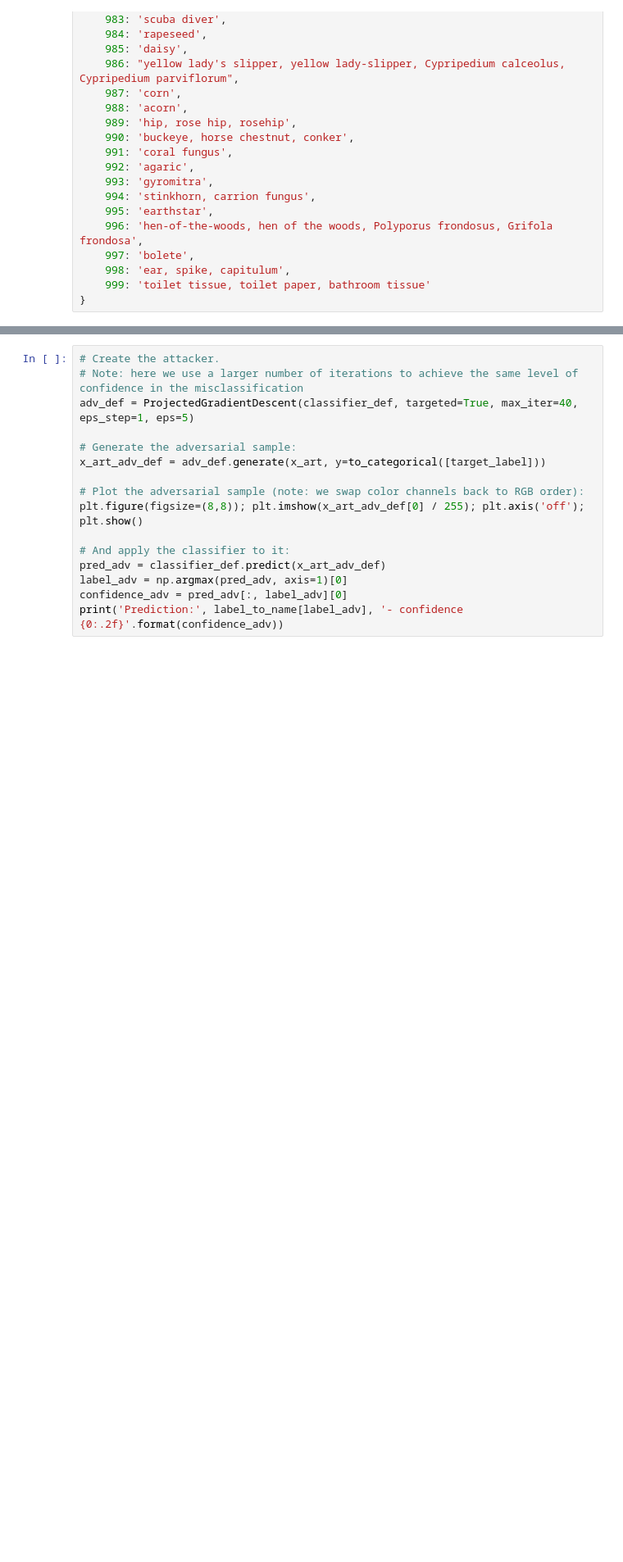
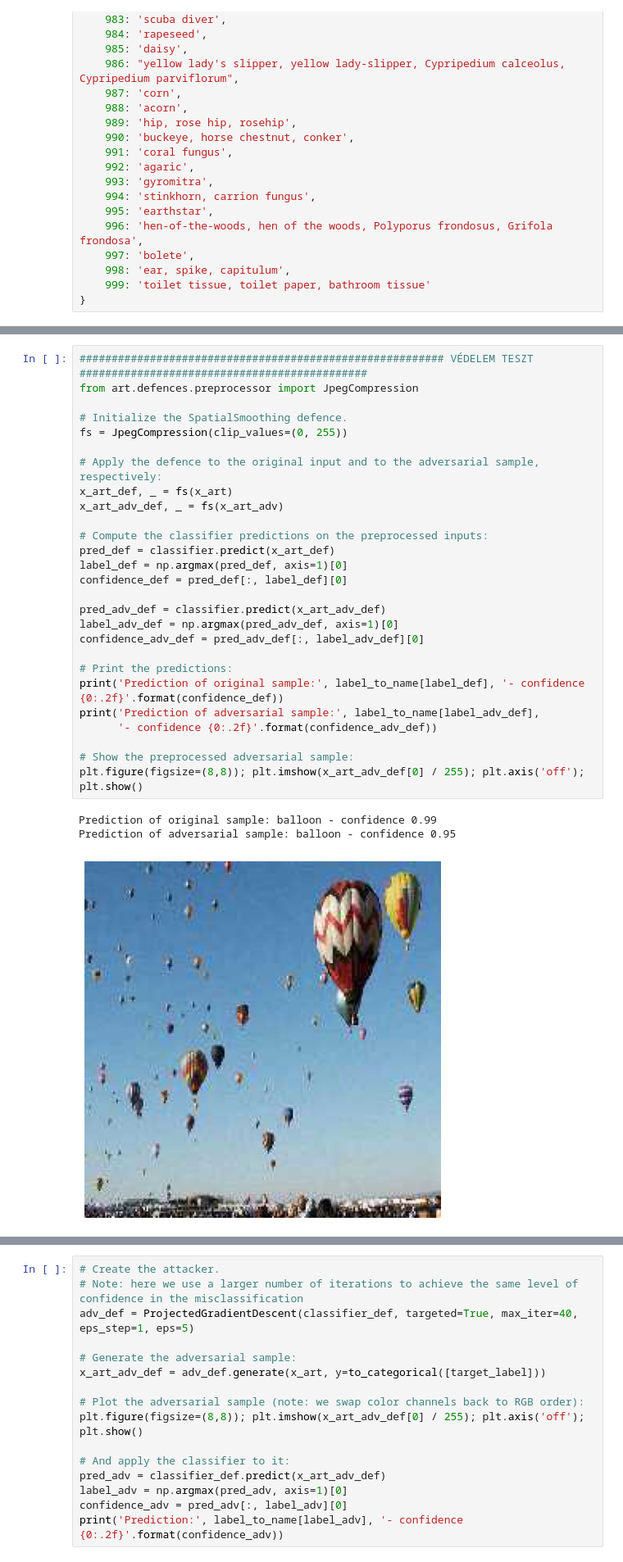
Before and after one commit to tothsbalazs/Diplomamunka, a Jupyter notebook: ART_ImageNet.ipynb, the cells around one changed output, grey strips where cells are left out. Shown at 82% size. Cells and saved outputs as stored; diff of their text form; blank space fills up the shorter version.

Commit message:
Tesztelés előkészítése
100 képpel 8 támadás és 5 védekezés 4 db hálózatra

```diff
--- a/ART_ImageNet.ipynb
+++ b/ART_ImageNet.ipynb
@@ -1406,2 +1493,33 @@ Prediction of adversarial sample: balloon - confidence 1.00
 [figure]
+# %%
+######################################################### VÉDELEM TESZT #############################################
+from art.defences.preprocessor import JpegCompression
+
+# Initialize the SpatialSmoothing defence.
+fs = JpegCompression(clip_values=(0, 255))
+
+# Apply the defence to the original input and to the adversarial sample, respectively:
+x_art_def, _ = fs(x_art)
+x_art_adv_def, _ = fs(x_art_adv)
+
+# Compute the classifier predictions on the preprocessed inputs:
+pred_def = classifier.predict(x_art_def)
+label_def = np.argmax(pred_def, axis=1)[0]
+confidence_def = pred_def[:, label_def][0]
+
+pred_adv_def = classifier.predict(x_art_adv_def)
+label_adv_def = np.argmax(pred_adv_def, axis=1)[0]
+confidence_adv_def = pred_adv_def[:, label_adv_def][0]
+
+# Print the predictions:
+print('Prediction of original sample:', label_to_name[label_def], '- confidence {0:.2f}'.format(confidence_def))
+print('Prediction of adversarial sample:', label_to_name[label_adv_def],
+      '- confidence {0:.2f}'.format(confidence_adv_def))
+
+# Show the preprocessed adversarial sample:
+plt.figure(figsize=(8,8)); plt.imshow(x_art_adv_def[0] / 255); plt.axis('off'); plt.show()
+# %% [output]
+Prediction of original sample: balloon - confidence 0.99
+Prediction of adversarial sample: balloon - confidence 0.95
+[figure, added]
 # %%
```
Also changed, not shown: parts of 29 cells of this notebook.
